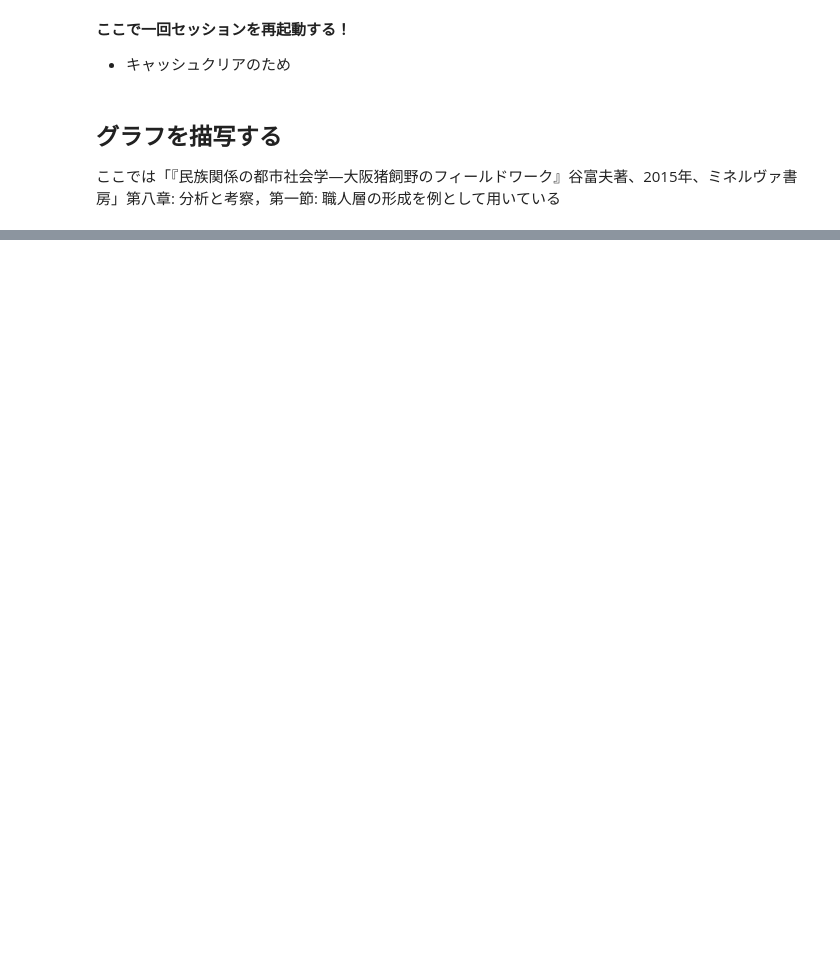
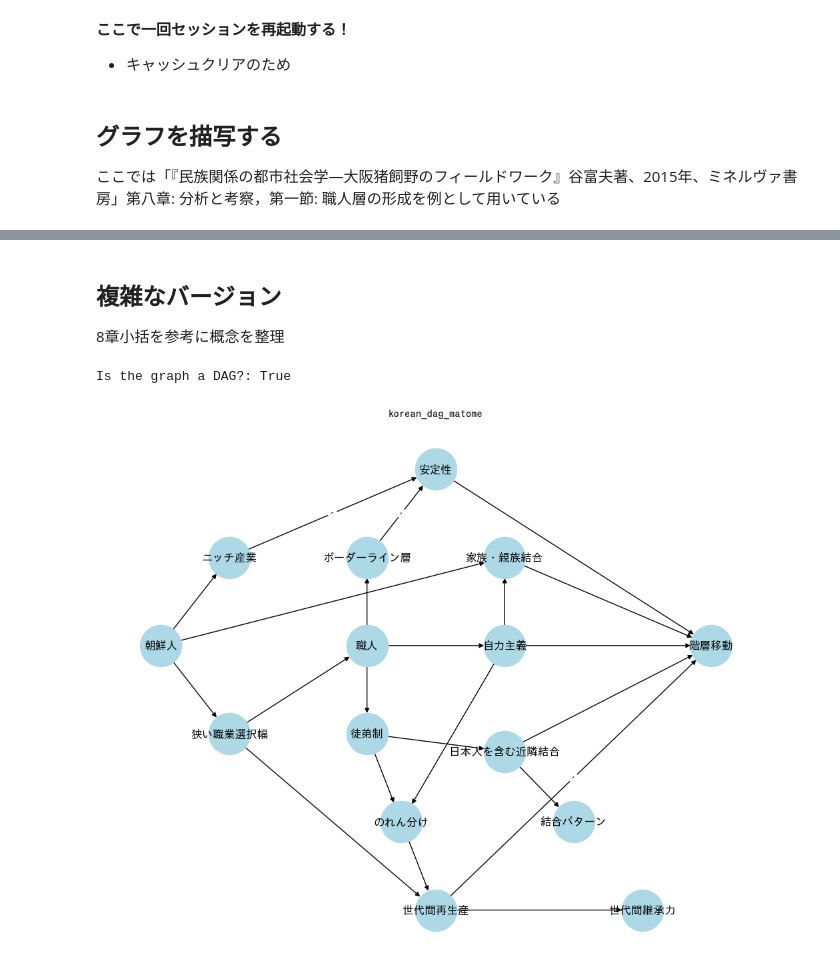
Before and after one commit to Tom-atok/Tom-atok, a Jupyter notebook: colab_notebooks/DAG_japanese.ipynb, the cells around one changed output, grey strips where cells are left out. Saved outputs shown, nothing was run; the diff lists cells and outputs as text; code cells hidden in the pictures; blank space fills up the shorter version.

```diff
--- a/colab_notebooks/DAG_japanese.ipynb
+++ b/colab_notebooks/DAG_japanese.ipynb
@@ -53,0 +77,66 @@ plt.show()
+# %% [markdown]
+## 複雑なバージョン
+8章小括を参考に概念を整理
+# %%
+import networkx as nx
+
+# 空の有向グラフを作成
+G = nx.DiGraph()
+
+# ノードを追加
+nodes = ["朝鮮人", "職人", "ボーダーライン層", "ニッチ産業", "安定性", "結合パターン",
+         "自力主義","家族・親族結合","階層移動","世代間再生産","狭い職業選択幅",
+         "日本人を含む近隣結合","のれん分け","徒弟制","世代間継承力"]
+G.add_nodes_from(nodes)
+
+# エッジを追加（有向）
+edges = [("職人", "ボーダーライン層"), ("ボーダーライン層", "安定性",{'label': '-'}),
+         ("朝鮮人", "ニッチ産業"), ("ニッチ産業", "安定性",{'label': '-'}),
+         ("朝鮮人","家族・親族結合"),
+          ("日本人を含む近隣結合","結合パターン"),
+         ("朝鮮人","狭い職業選択幅"),("狭い職業選択幅","職人"),
+          ("家族・親族結合","階層移動"),
+         ("自力主義","階層移動"),("日本人を含む近隣結合","階層移動"),
+         ("狭い職業選択幅","世代間再生産"),("自力主義","家族・親族結合"),
+         ("職人","自力主義"),("のれん分け","世代間再生産"),
+         ("職人","徒弟制"),("徒弟制","のれん分け"),("自力主義","のれん分け"),
+         ("徒弟制","日本人を含む近隣結合"),
+         ("安定性","階層移動"),("世代間再生産","階層移動",{'label': '-'}),
+         ("世代間再生産","世代間継承力"),]
+G.add_edges_from(edges)
+
+is_dag = nx.is_directed_acyclic_graph(G)
+print("Is the graph a DAG?:", is_dag)
+# %% [output]
+Is the graph a DAG?: True
+# %%
+# ノードの位置を手動で設定
+pos = {'朝鮮人': (-4, 0),
+       'ニッチ産業':(-3,1),'狭い職業選択幅':(-3,-1),
+       '職人':(-1,0),'徒弟制':(-1,-1),'ボーダーライン層':(-1,1),
+       'のれん分け':(-0.5,-2),
+       '安定性': (0,2),'世代間再生産':(0,-3),
+       '自力主義':(1,0),'家族・親族結合':(1,1),'日本人を含む近隣結合':(1,-1.2),
+       '世代間継承力':(3,-3),'結合パターン':(2,-2),
+       '階層移動':(4,0)}
+
+# 自動レイアウトアルゴリズムの適用
+# posにすでに存在するノードはその位置が固定され，残りは自動的に配置される
+# 「遠そうな」ノードを手動で遠くして，ほつれをほぐしていくと綺麗な図が描ける
+pos = nx.spring_layout(G, pos=pos,fixed=list(pos.keys()))
+
+# グラフの可視化
+plt.figure(figsize=(10,8))
+nx.draw(G, pos, with_labels=True, node_color='lightblue', font_size=12,
+        font_family='IPAGothic', node_size=2000, font_weight='bold', arrows=True)
+
+# エッジラベルの描画
+edge_labels = nx.get_edge_attributes(G, 'label')
+nx.draw_networkx_edge_labels(G, pos, edge_labels=edge_labels)
+
+title = 'korean_dag_matome'
+plt.title(title)
+plt.savefig(f'{title}.png')
+plt.show()
+# %% [output]
+[figure, added]
```
Also changed, not shown: parts of 3 cells of this notebook.
